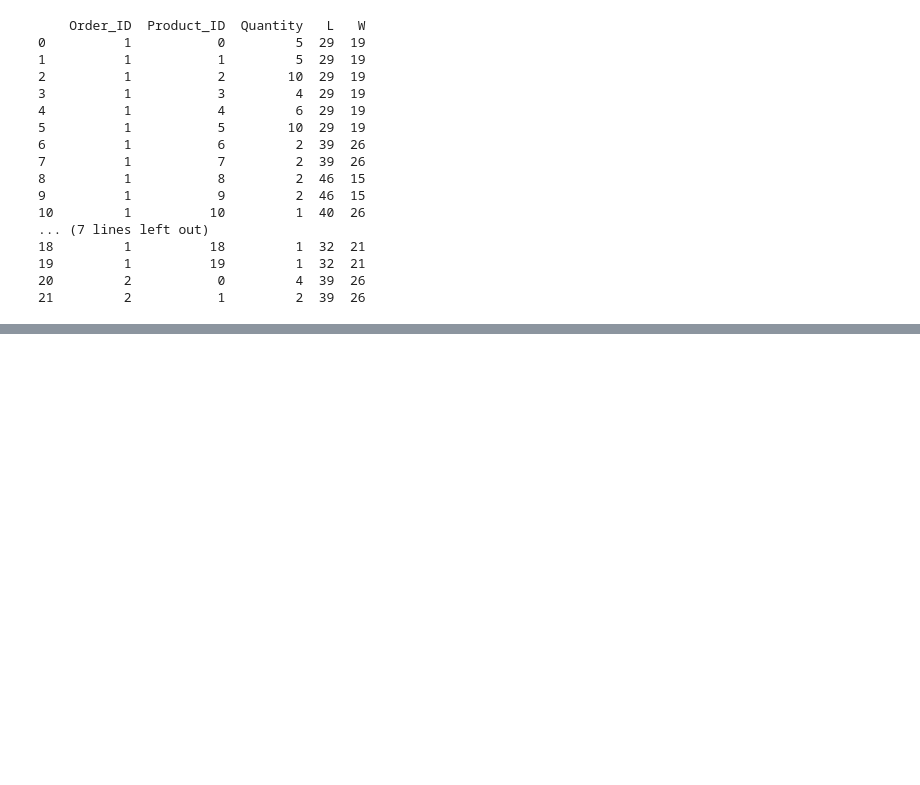
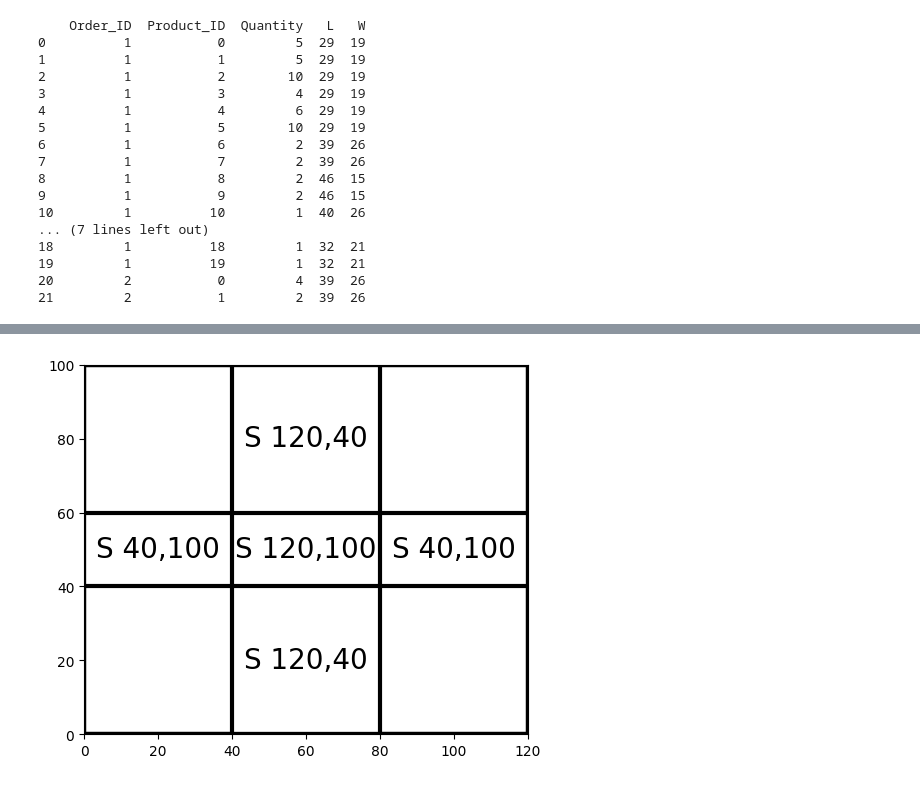
Before and after one commit to RobbeDelporte/BinPacker2D, a Jupyter notebook: packer.ipynb, the cells around one changed output, grey strips where cells are left out. Saved outputs shown, nothing was run; the diff lists cells and outputs as text; code cells hidden in the pictures; blank space fills up the shorter version.

```diff
--- a/packer.ipynb
+++ b/packer.ipynb
@@ -158,0 +212,22 @@ plt.show()
+# %%
+from matplotlib.patches import Rectangle
+from consts import *
+fig = plt.figure()
+ax = fig.add_subplot(111, aspect='equal')
+plt.axis([0,BIN_WIDTH,0,BIN_HEIGHT])
+for space in spaces.open_spaces:
+    if space.layer == 0:
+        ax.add_patch(
+            Rectangle(
+                (space.x, space.y),  # (x,y)
+                space.w,          # width
+                space.h,          # height
+                facecolor="white",
+                edgecolor="black",
+                linewidth=3,
+                fill = False,
+            )
+        )
+        ax.text(space.x+space.w/2, space.y+space.h/2, f"S {space.w},{space.h}", ha='center', va='center', fontsize=20)
+# %% [output]
+[figure, added]
```
Also changed, not shown: parts of 8 cells of this notebook, 4 other files.
